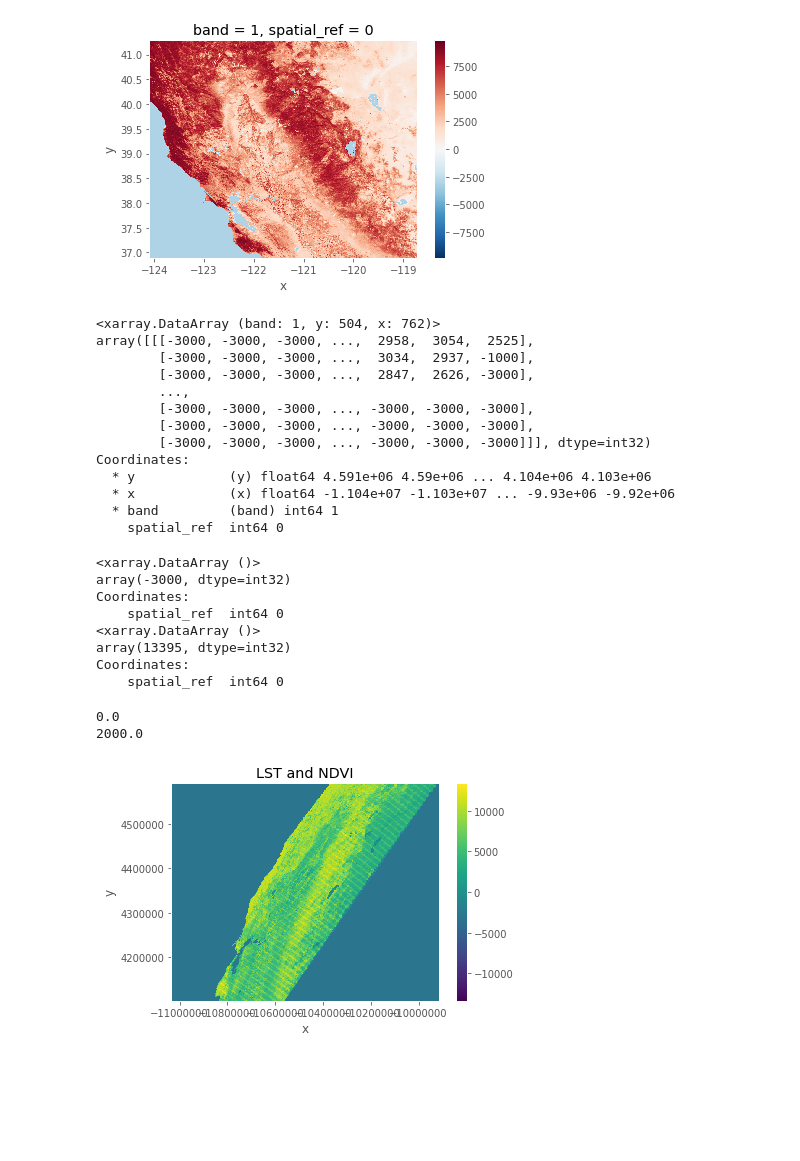
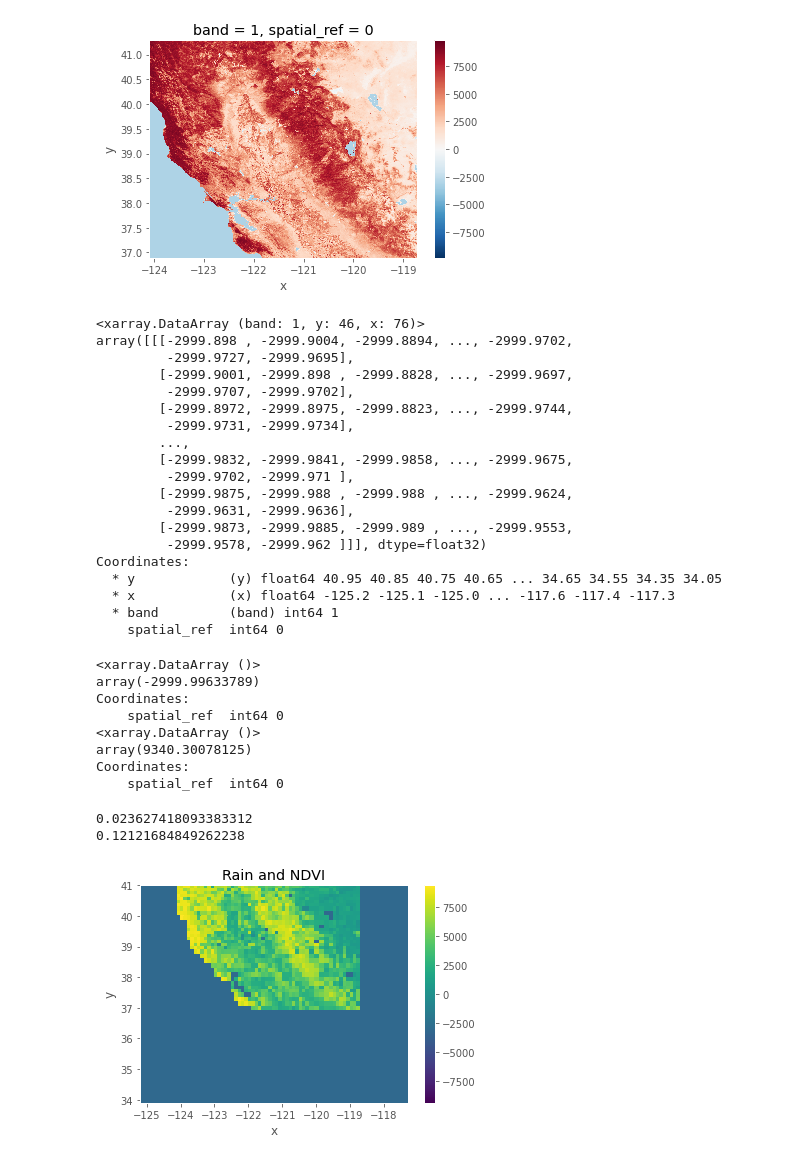
Before and after one commit to kushalt93/WildfirePrediction, a Jupyter notebook: testProject.ipynb, the cells around one changed output. Saved outputs shown, nothing was run; the diff lists cells and outputs as text; code cells hidden in the pictures; blank space fills up the shorter version.

```diff
--- a/testProject.ipynb
+++ b/testProject.ipynb
@@ -34,6 +17,6 @@ Mounted at /content/drive
 'Colab Notebooks'/   data/   Dataset/  'Getting started.pdf'   LST.h5
 # %%
 import rioxarray
-surface_HARV = rioxarray.open_rasterio("/content/drive/My Drive/data/MOD11A1.006_Clear_day_cov_doy2018309_aid0001.tiff")
+surface_HARV = rioxarray.open_rasterio("/content/drive/My Drive/data/GIOVANNI-g4.timeAvgMap.GPM_3IMERGM_06_precipitation.20181101-20181130.125W_34N_117W_41N.tif")
 surface_HARV
 # %% [output]
@@ -128,17 +122,23 @@ terrain_HARV_matched = surface_terrain_HARV_UTM18.rio.reproject_match(surface_HA
 canopy_HARV = surface_HARV + terrain_HARV_matched
 canopy_HARV.compute()
 # %% [output]
-<xarray.DataArray (band: 1, y: 504, x: 762)>
-array([[[-3000, -3000, -3000, ...,  2958,  3054,  2525],
-        [-3000, -3000, -3000, ...,  3034,  2937, -1000],
-        [-3000, -3000, -3000, ...,  2847,  2626, -3000],
+<xarray.DataArray (band: 1, y: 46, x: 76)>
+array([[[-2999.898 , -2999.9004, -2999.8894, ..., -2999.9702,
+         -2999.9727, -2999.9695],
+        [-2999.9001, -2999.898 , -2999.8828, ..., -2999.9697,
+         -2999.9707, -2999.9702],
+        [-2999.8972, -2999.8975, -2999.8823, ..., -2999.9744,
+         -2999.9731, -2999.9734],
         ...,
-        [-3000, -3000, -3000, ..., -3000, -3000, -3000],
-        [-3000, -3000, -3000, ..., -3000, -3000, -3000],
-        [-3000, -3000, -3000, ..., -3000, -3000, -3000]]], dtype=int32)
+        [-2999.9832, -2999.9841, -2999.9858, ..., -2999.9675,
+         -2999.9702, -2999.971 ],
+        [-2999.9875, -2999.988 , -2999.988 , ..., -2999.9624,
+         -2999.9631, -2999.9636],
+        [-2999.9873, -2999.9885, -2999.989 , ..., -2999.9553,
+         -2999.9578, -2999.962 ]]], dtype=float32)
 Coordinates:
-  * y            (y) float64 4.591e+06 4.59e+06 ... 4.104e+06 4.103e+06
-  * x            (x) float64 -1.104e+07 -1.103e+07 ... -9.93e+06 -9.92e+06
+  * y            (y) float64 40.95 40.85 40.75 40.65 ... 34.65 34.55 34.35 34.05
+  * x            (x) float64 -125.2 -125.1 -125.0 ... -117.6 -117.4 -117.3
   * band         (band) int64 1
     spatial_ref  int64 0
 # %%
@@ -146,26 +146,26 @@ print(canopy_HARV.min())
 print(canopy_HARV.max())
 # %% [output]
 <xarray.DataArray ()>
-array(-3000, dtype=int32)
+array(-2999.99633789)
 Coordinates:
     spatial_ref  int64 0
 <xarray.DataArray ()>
-array(13395, dtype=int32)
+array(9340.30078125)
 Coordinates:
     spatial_ref  int64 0
 # %%
 print(numpy.percentile(surface_HARV, 25))
 print(numpy.percentile(surface_HARV, 75))
 # %% [output]
-0.0
-2000.0
+0.023627418093383312
+0.12121684849262238
 # %%
 canopy_HARV.plot(cmap="viridis")
 plt.style.use("ggplot")
-plt.title("LST and NDVI")
+plt.title("Rain and NDVI")
 plt.ticklabel_format(style="plain")
 # %% [output]
-[figure, old version]
+[figure, new version]
 # %%
 plt.figure()
 plt.style.use('ggplot')
```
Also changed, not shown: parts of 9 cells of this notebook.
